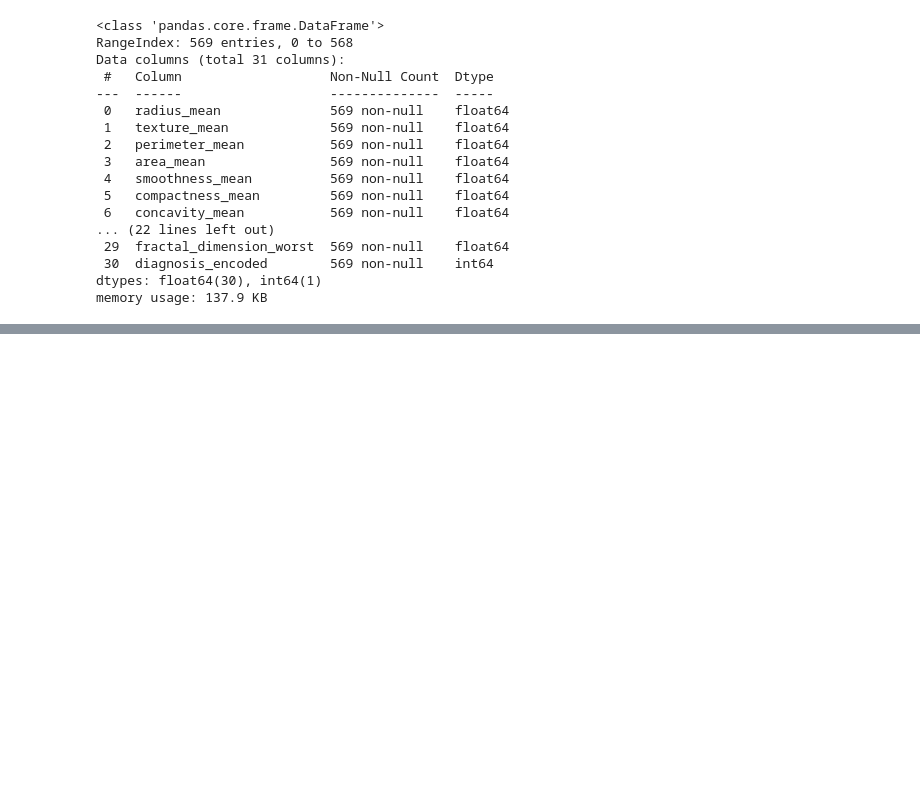
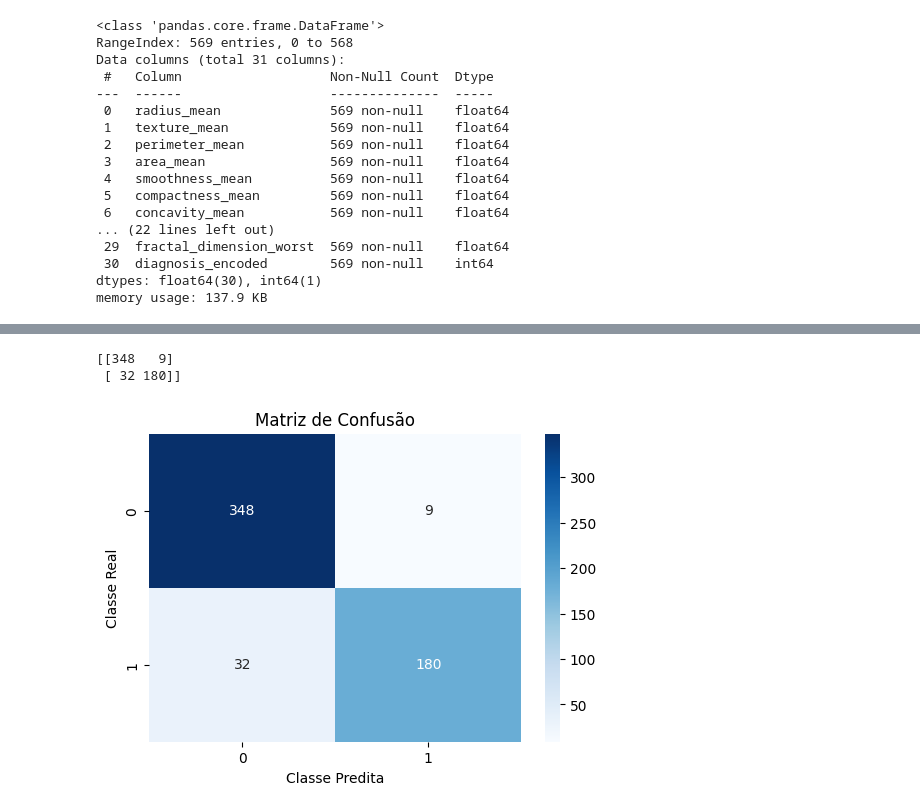
Before and after one commit to fabianogomes01/Rede-neural, a Jupyter notebook: rede_neural.ipynb, the cells around one changed output, grey strips where cells are left out. Drawn from its saved outputs; the diff is of its cells as text; code cells hidden in the pictures; blank space fills up the shorter version.

```diff
--- a/rede_neural.ipynb
+++ b/rede_neural.ipynb
@@ -198,0 +244,22 @@ graf3.show()
+# %%
+from sklearn.metrics import confusion_matrix
+import seaborn as sns
+
+#  Matriz de confusão
+
+matriz_confusao = confusion_matrix(y, agrupamento)
+print(matriz_confusao)
+
+# Plotar a matriz de confusão
+plt.figure(figsize=(6, 4))
+sns.heatmap(matriz_confusao, annot=True, fmt='d', cmap='Blues')
+plt.title('Matriz de Confusão')
+plt.xlabel('Classe Predita')
+plt.ylabel('Classe Real')
+plt.show()
+
+# 'B': 0 e 'M': 1
+# %% [output]
+[[348   9]
+ [ 32 180]]
+[figure, added]
```
Also changed, not shown: parts of 8 cells of this notebook.
